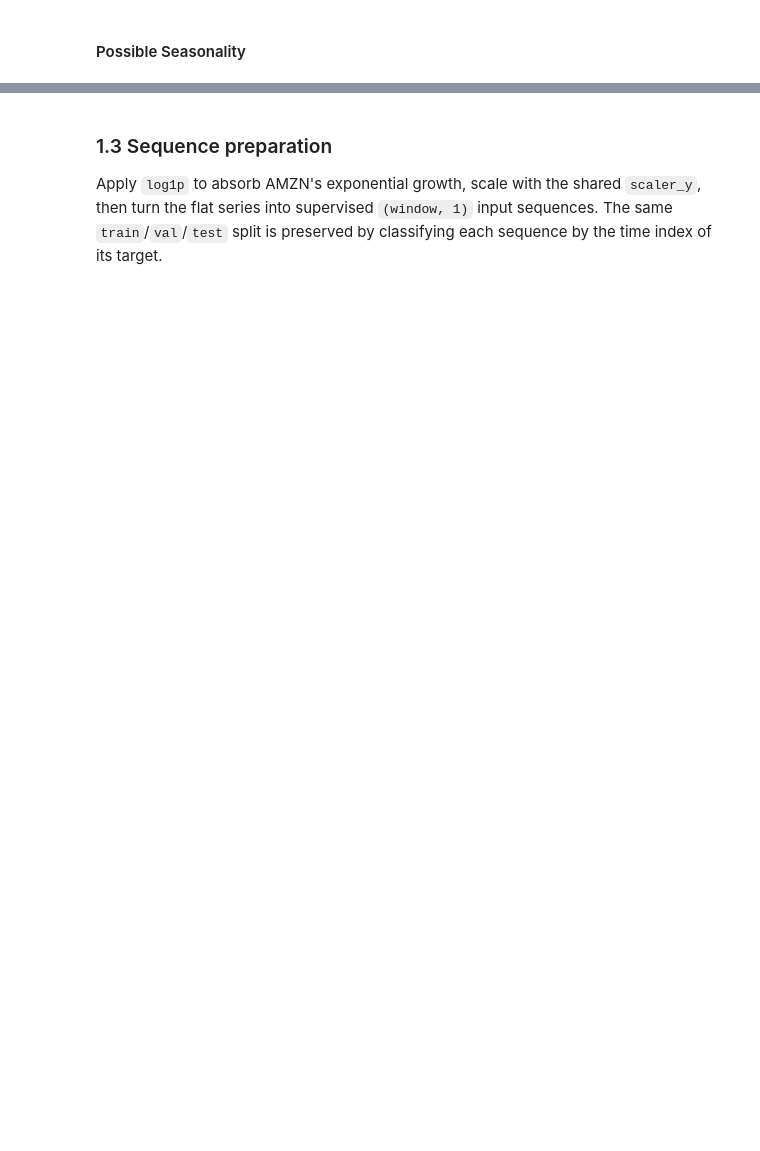
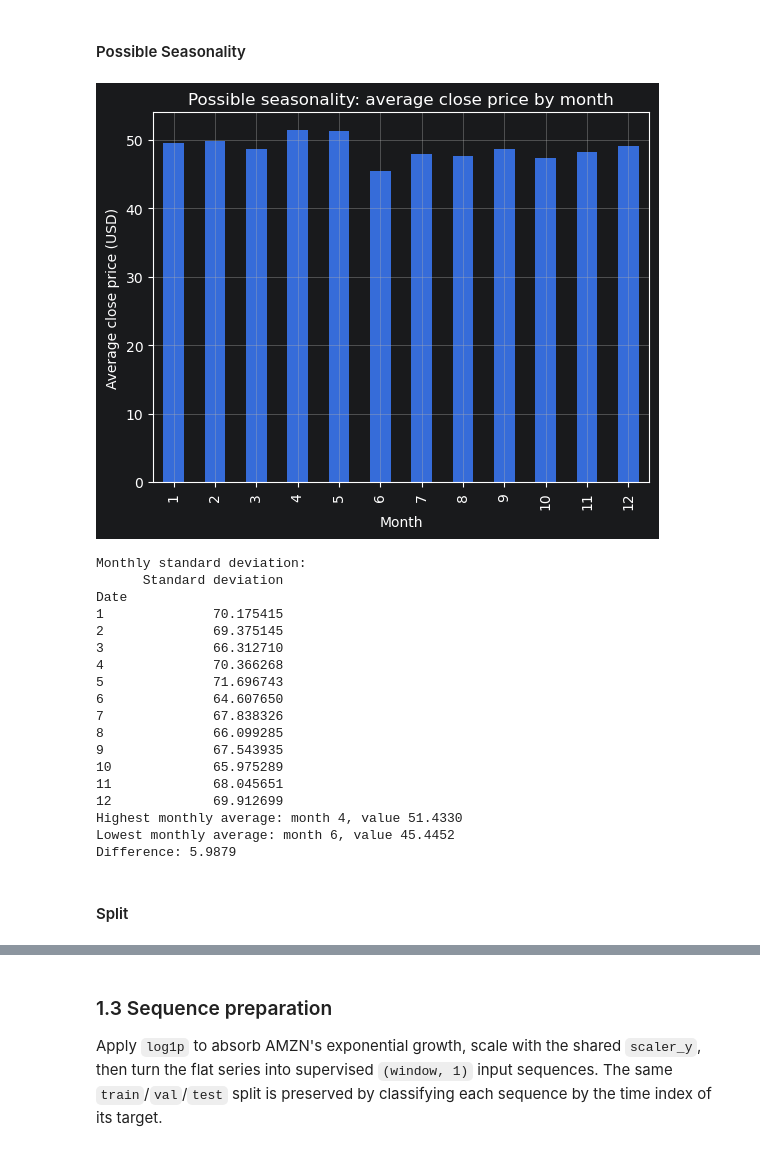
Before and after one commit to druidmentalized/MIWTutorials, a Jupyter notebook: Project5/recurrent_network.ipynb, the cells around one changed output, grey strips where cells are left out. Cells and saved outputs as stored; diff of their text form; code cells hidden in the pictures; blank space fills up the shorter version.

```diff
--- a/Project5/recurrent_network.ipynb
+++ b/Project5/recurrent_network.ipynb
@@ -63,5 +79,26 @@ plan_variability(df)
 # %% [markdown]
 #### Possible Seasonality
 # %%
-plan_possible_seasonality(df)
-plot_split(df_train, df_val, df_test)
+plot_possible_seasonality(df)
+# %% [output]
+[figure, added]
+Monthly standard deviation:
+      Standard deviation
+Date
+1              70.175415
+2              69.375145
+3              66.312710
+4              70.366268
+5              71.696743
+6              64.607650
+7              67.838326
+8              66.099285
+9              67.543935
+10             65.975289
+11             68.045651
+12             69.912699
+Highest monthly average: month 4, value 51.4330
+Lowest monthly average: month 6, value 45.4452
+Difference: 5.9879
+# %% [markdown]
+#### Split
```
Also changed, not shown: parts of 22 cells of this notebook, 2 other files.
